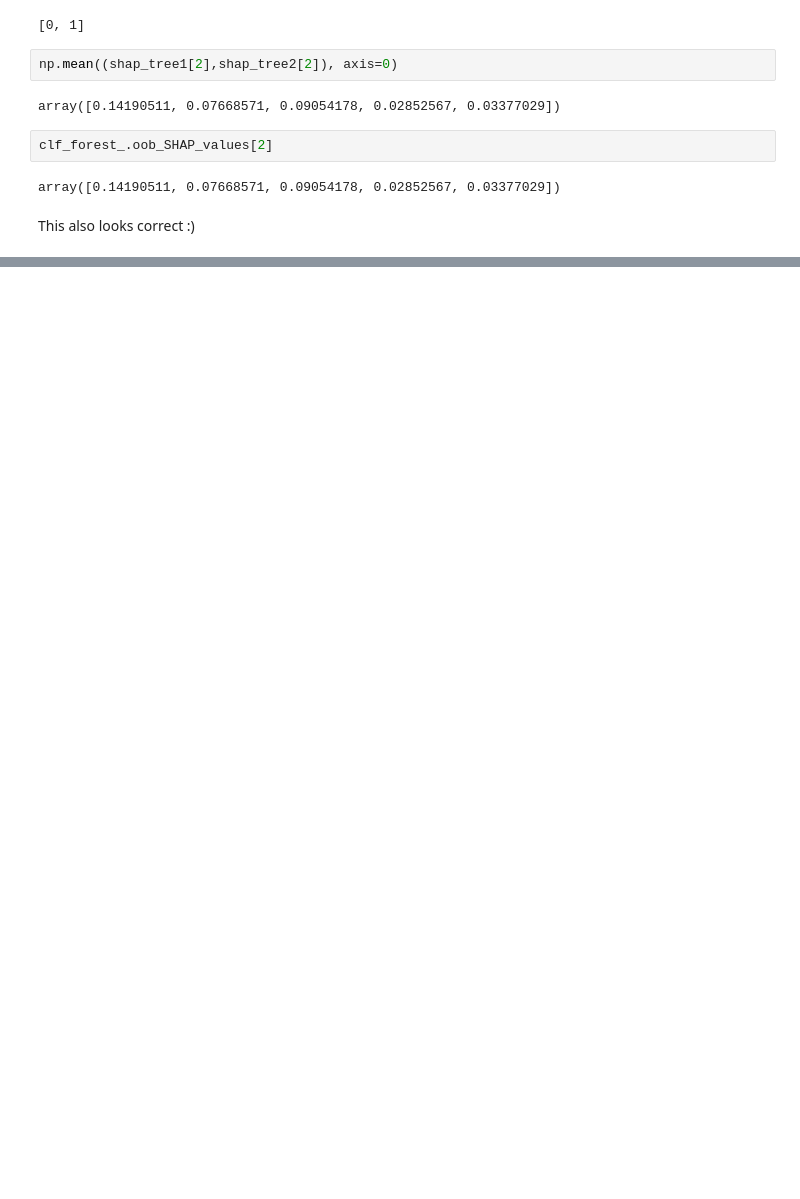
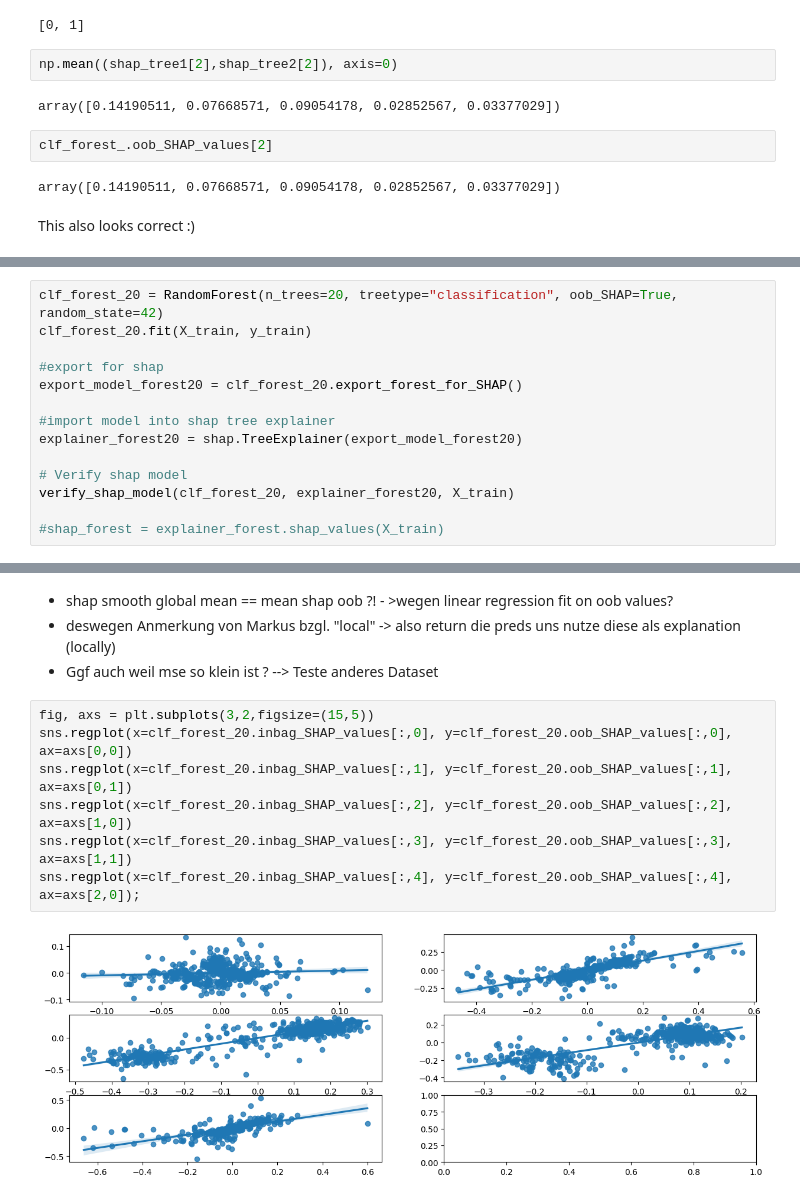
Before and after one commit to markusloecher/TreeBasedModel, a Jupyter notebook: notebooks/SHAP.ipynb, the cells around one changed output, grey strips where cells are left out. Saved outputs shown, nothing was run; the diff lists cells and outputs as text; blank space fills up the shorter version.

Commit message:
test smooth shapon regression and add feature_importances_ (MDI) for random forest

```diff
--- a/notebooks/SHAP.ipynb
+++ b/notebooks/SHAP.ipynb
@@ -342,0 +308,14 @@ This also looks correct :)
+# %%
+clf_forest_20 = RandomForest(n_trees=20, treetype="classification", oob_SHAP=True, random_state=42)
+clf_forest_20.fit(X_train, y_train)
+
+#export for shap
+export_model_forest20 = clf_forest_20.export_forest_for_SHAP()
+
+#import model into shap tree explainer
+explainer_forest20 = shap.TreeExplainer(export_model_forest20)
+
+# Verify shap model
+verify_shap_model(clf_forest_20, explainer_forest20, X_train)
+
+#shap_forest = explainer_forest.shap_values(X_train)
@@ -342,0 +358,13 @@ This also looks correct :)
+# %% [markdown]
+- shap smooth global mean == mean shap oob ?! - >wegen linear regression fit on oob values?
+- deswegen Anmerkung von Markus bzgl. "local" -> also return die preds uns nutze diese als explanation (locally)
+- Ggf auch weil mse so klein ist ? --> Teste anderes Dataset
+# %%
+fig, axs = plt.subplots(3,2,figsize=(15,5))
+sns.regplot(x=clf_forest_20.inbag_SHAP_values[:,0], y=clf_forest_20.oob_SHAP_values[:,0], ax=axs[0,0])
+sns.regplot(x=clf_forest_20.inbag_SHAP_values[:,1], y=clf_forest_20.oob_SHAP_values[:,1], ax=axs[0,1])
+sns.regplot(x=clf_forest_20.inbag_SHAP_values[:,2], y=clf_forest_20.oob_SHAP_values[:,2], ax=axs[1,0])
+sns.regplot(x=clf_forest_20.inbag_SHAP_values[:,3], y=clf_forest_20.oob_SHAP_values[:,3], ax=axs[1,1])
+sns.regplot(x=clf_forest_20.inbag_SHAP_values[:,4], y=clf_forest_20.oob_SHAP_values[:,4], ax=axs[2,0]);
+# %% [output]
+[figure, added]
```
Also changed, not shown: parts of 33 cells of this notebook, 3 other files.
